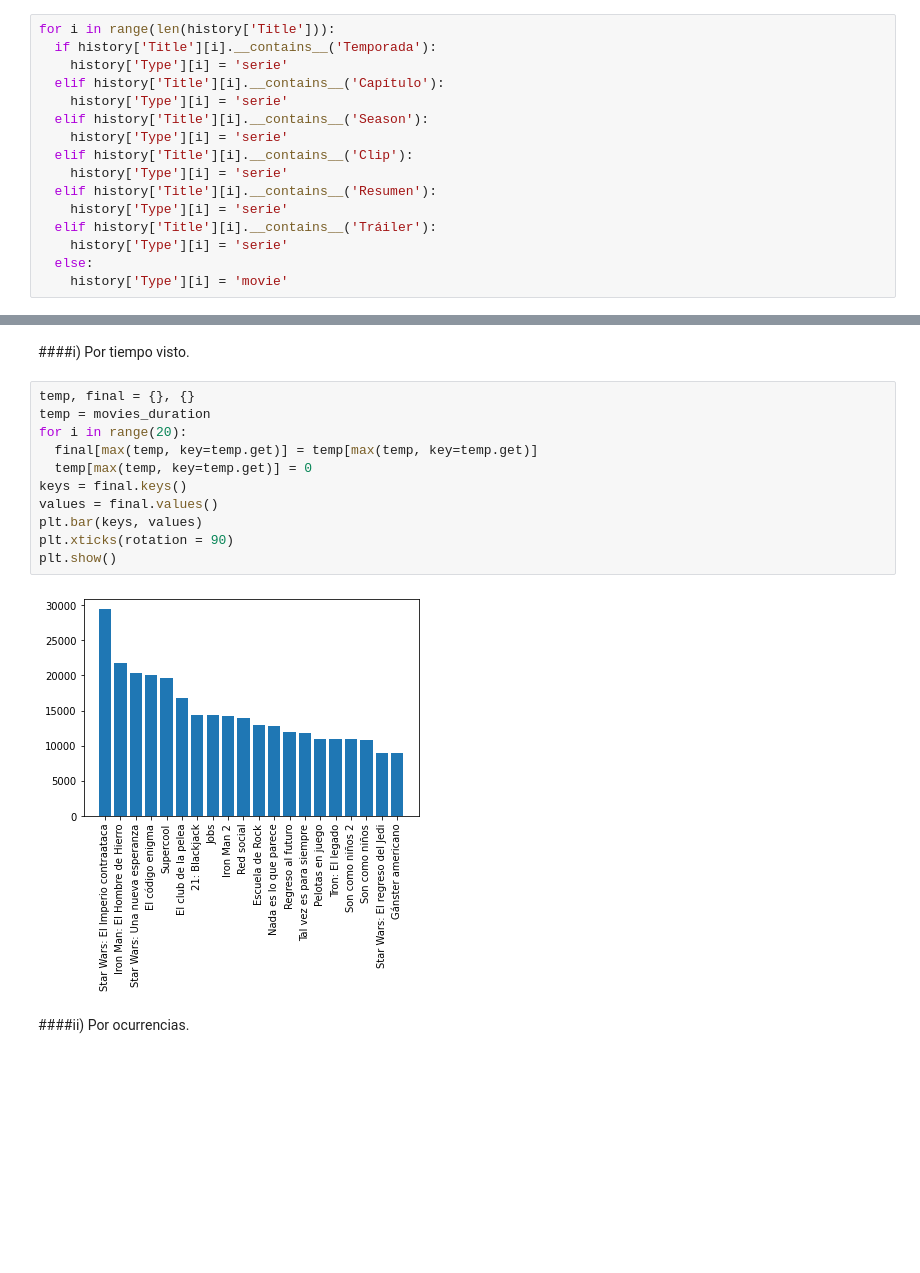
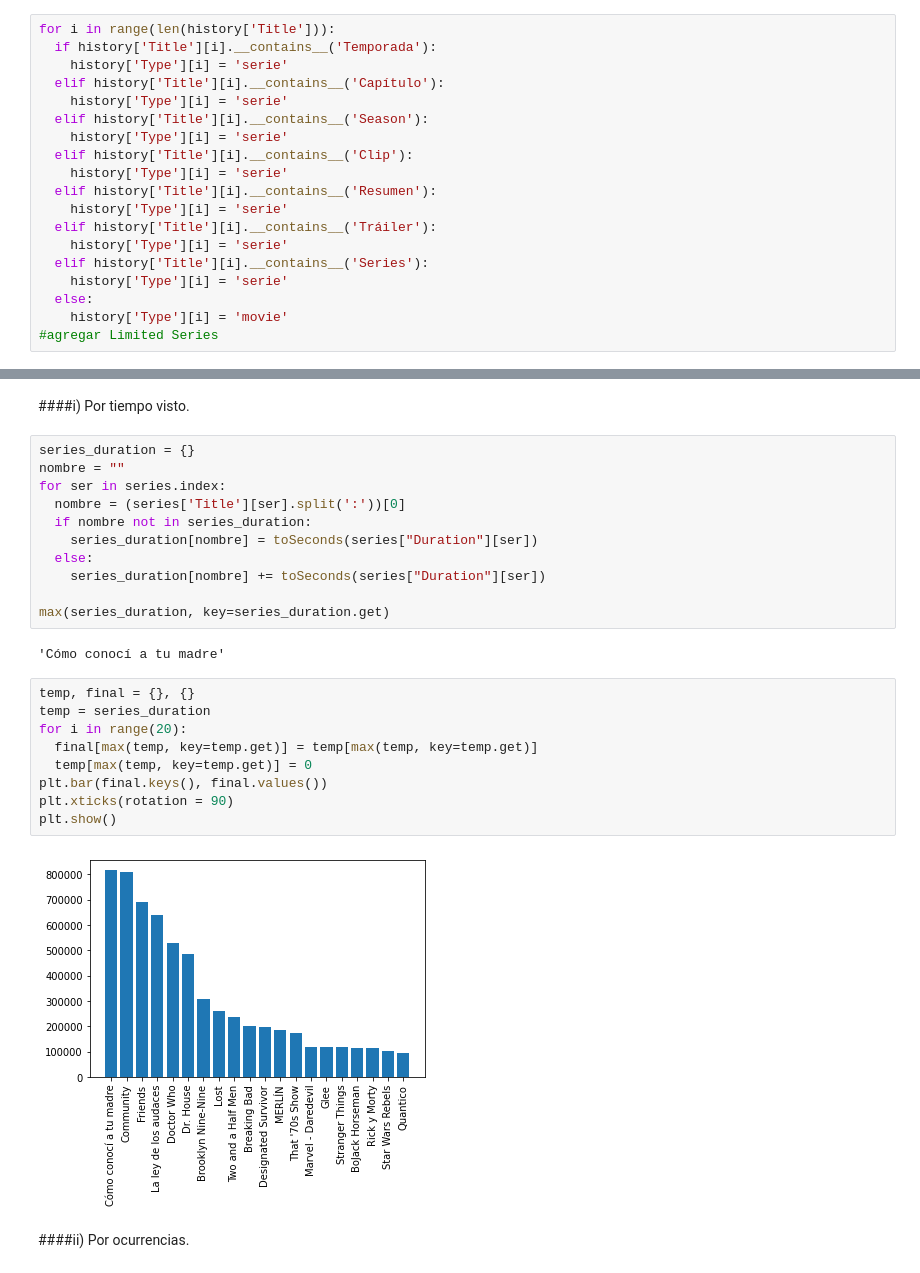
Before and after one commit to IanPol0/DataScienceNetflix, a Jupyter notebook: DataScienceNetflix.ipynb, the cells around one changed output, grey strips where cells are left out. Saved outputs shown, nothing was run; the diff lists cells and outputs as text; blank space fills up the shorter version.

```diff
--- a/DataScienceNetflix.ipynb
+++ b/DataScienceNetflix.ipynb
@@ -58,8 +50,11 @@ for i in range(len(history['Title'])):
     history['Type'][i] = 'serie'
   elif history['Title'][i].__contains__('Tráiler'):
     history['Type'][i] = 'serie'
+  elif history['Title'][i].__contains__('Series'):
+    history['Type'][i] = 'serie'
   else:
     history['Type'][i] = 'movie'
+#agregar Limited Series
 # %% [output]
 A value is trying to be set on a copy of a slice from a DataFrame
 
@@ -168,18 +125,29 @@ max(movies_duration, key=movies_duration.get)
 ###c) Generar un TOP “N” de series vistas y graficar.
 # %% [markdown]
 ####i) Por tiempo visto.
+# %%
+series_duration = {}
+nombre = ""
+for ser in series.index:
+  nombre = (series['Title'][ser].split(':'))[0]
+  if nombre not in series_duration:
+    series_duration[nombre] = toSeconds(series["Duration"][ser])
+  else:
+    series_duration[nombre] += toSeconds(series["Duration"][ser])
+
+max(series_duration, key=series_duration.get)
+# %% [output]
+'Cómo conocí a tu madre'
 # %%
 temp, final = {}, {}
-temp = movies_duration
+temp = series_duration
 for i in range(20):
   final[max(temp, key=temp.get)] = temp[max(temp, key=temp.get)]
   temp[max(temp, key=temp.get)] = 0
-keys = final.keys()
-values = final.values()
-plt.bar(keys, values)
+plt.bar(final.keys(), final.values())
 plt.xticks(rotation = 90)
 plt.show()
 # %% [output]
-[figure, old version]
+[figure, new version]
 # %% [markdown]
 ####ii) Por ocurrencias.
```
Also changed, not shown: parts of 11 cells of this notebook.
